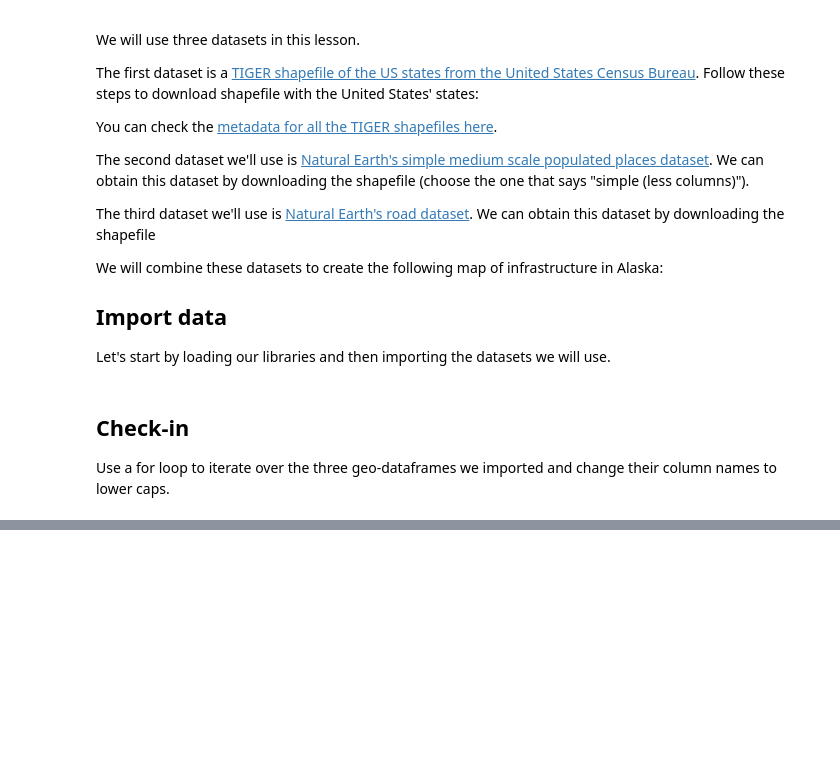
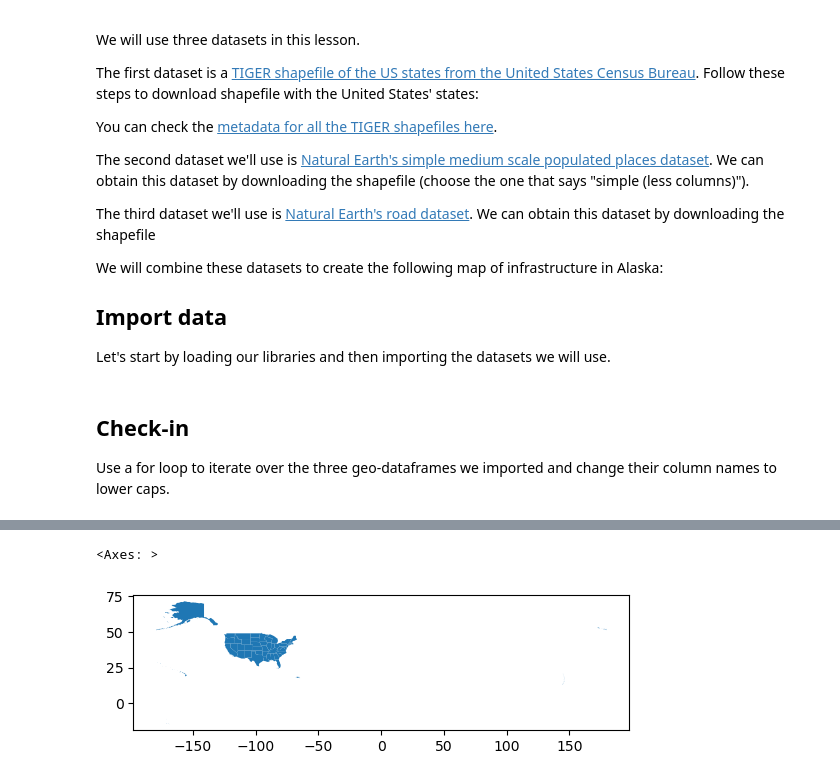
Before and after one commit to austinmartinez12/eds220-2025-in-class, a Jupyter notebook: week7/week7-clipping.ipynb, the cells around one changed output, grey strips where cells are left out. Saved outputs shown, nothing was run; the diff lists cells and outputs as text; code cells hidden in the pictures; blank space fills up the shorter version.

```diff
--- a/week7/week7-clipping.ipynb
+++ b/week7/week7-clipping.ipynb
@@ -58,0 +69,5 @@ for df in dfs:
+# %%
+states.plot()
+# %% [output]
+<Axes: >
+[figure, added]
```
Also changed, not shown: parts of 34 cells of this notebook.
